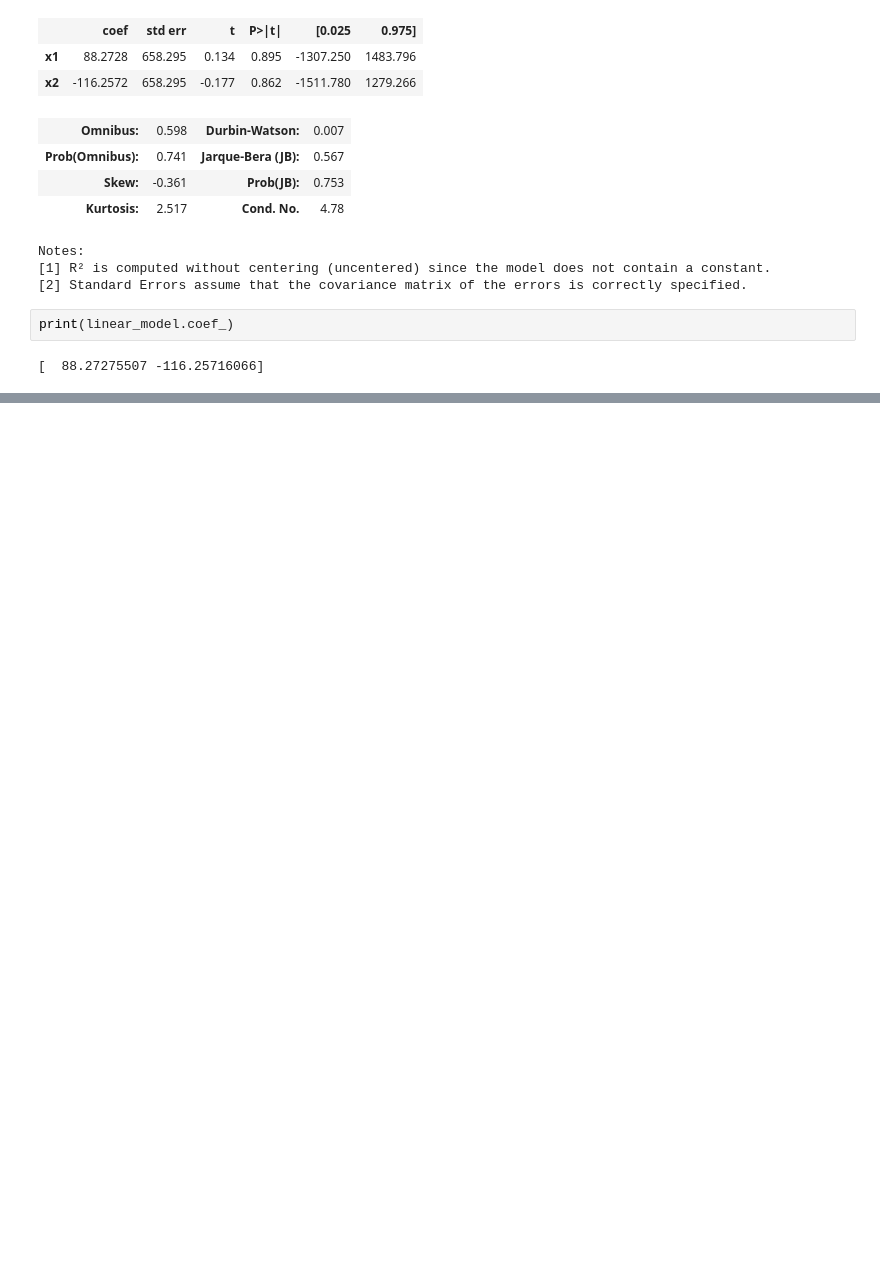
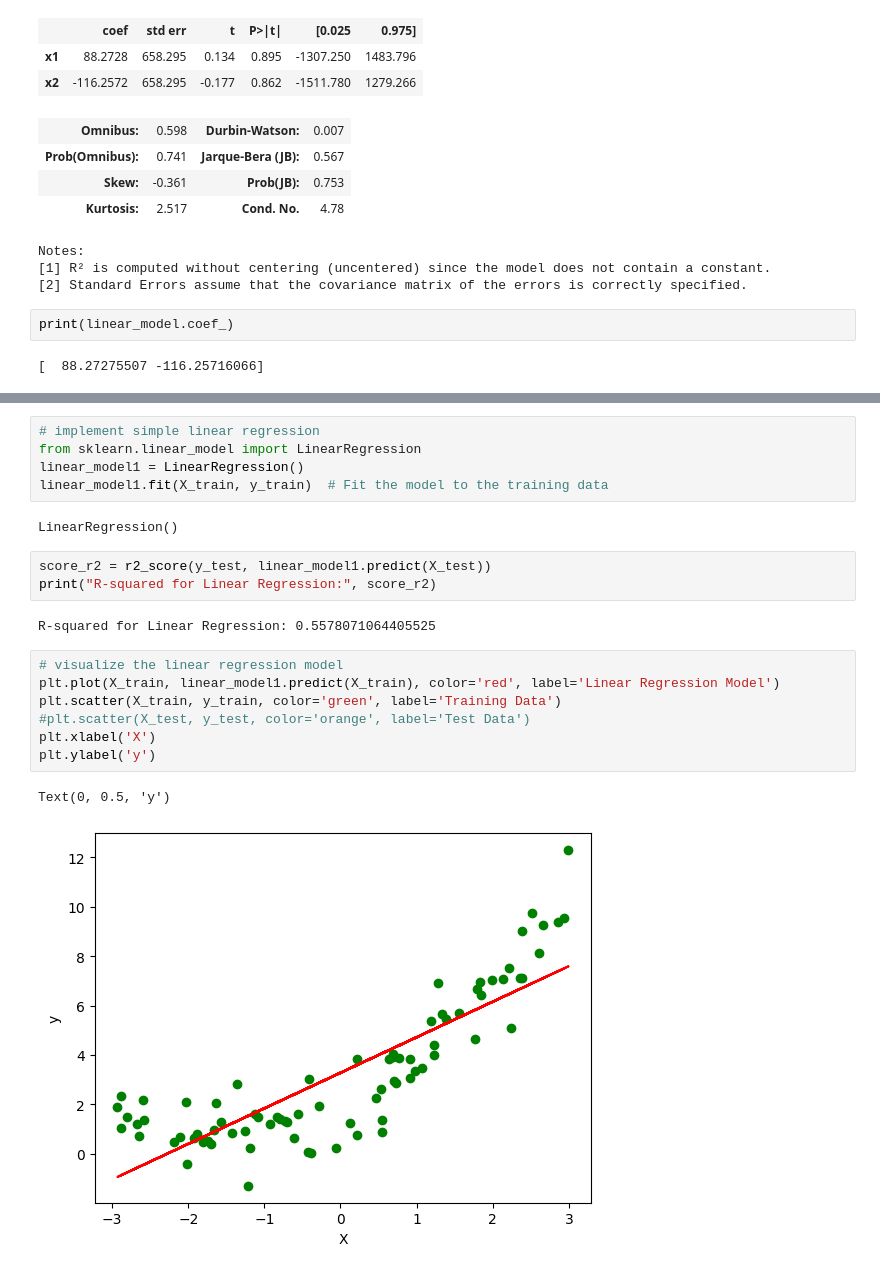
Before and after one commit to abhik12295/Data-Science-Learning, a Jupyter notebook: Core ML Topics/5. ML Algos/1. Linear Regression.ipynb, the cells around one changed output, grey strips where cells are left out. Saved outputs shown, nothing was run; the diff lists cells and outputs as text; blank space fills up the shorter version.

```diff
--- a/Core ML Topics/5. ML Algos/1. Linear Regression.ipynb
+++ b/Core ML Topics/5. ML Algos/1. Linear Regression.ipynb
@@ -983,0 +1001,22 @@ print(linear_model.coef_)
+# %%
+# implement simple linear regression
+from sklearn.linear_model import LinearRegression
+linear_model1 = LinearRegression()
+linear_model1.fit(X_train, y_train)  # Fit the model to the training data
+# %% [output]
+LinearRegression()
+# %%
+score_r2 = r2_score(y_test, linear_model1.predict(X_test))
+print("R-squared for Linear Regression:", score_r2)
+# %% [output]
+R-squared for Linear Regression: 0.5578071064405525
+# %%
+# visualize the linear regression model
+plt.plot(X_train, linear_model1.predict(X_train), color='red', label='Linear Regression Model')
+plt.scatter(X_train, y_train, color='green', label='Training Data')
+#plt.scatter(X_test, y_test, color='orange', label='Test Data')
+plt.xlabel('X')
+plt.ylabel('y')
+# %% [output]
+Text(0, 0.5, 'y')
+[figure, added]
```
Also changed, not shown: parts of 22 cells of this notebook.
